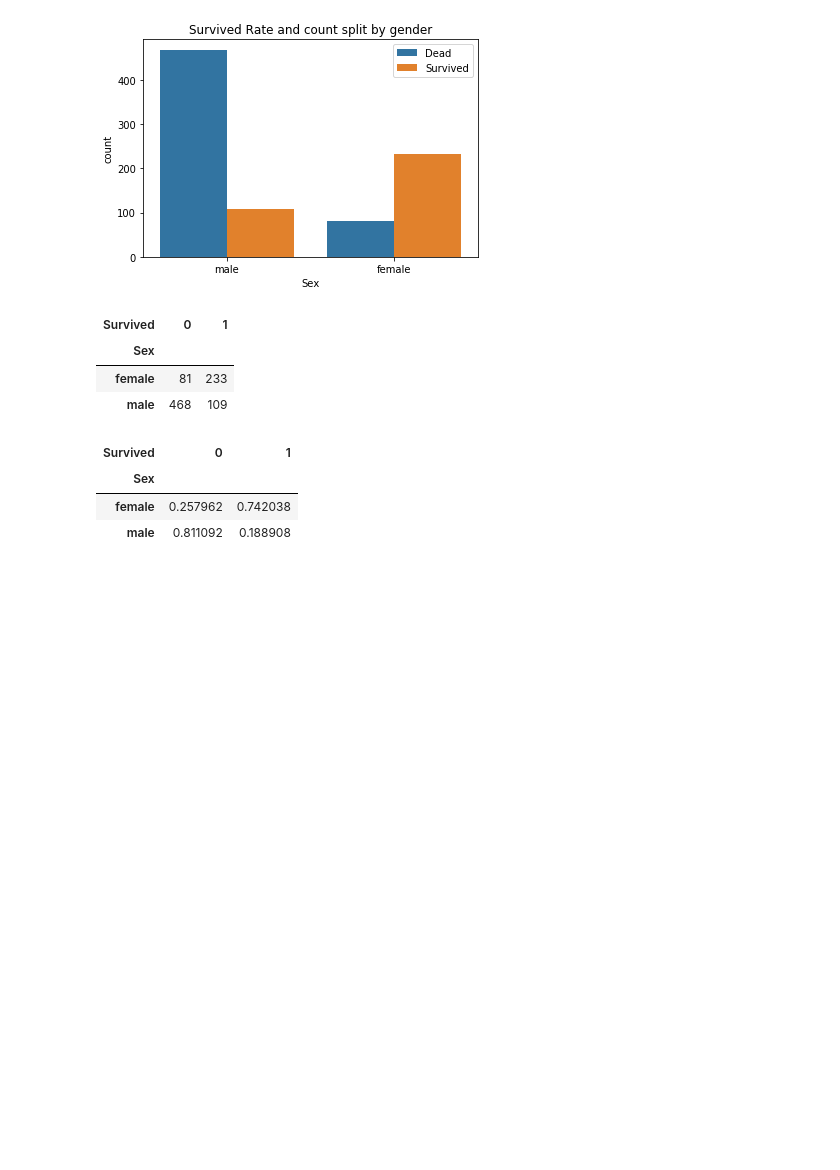
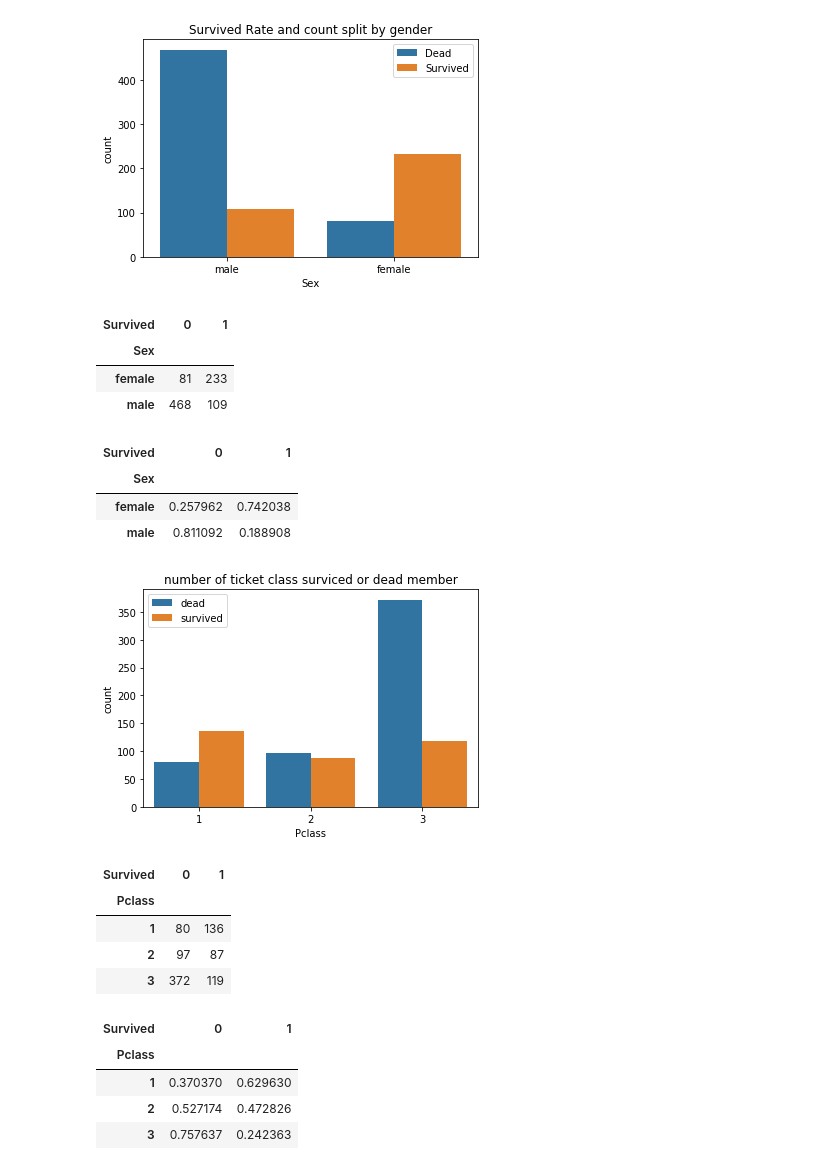
Before and after one commit to mkusaka/tensorflow_tutorial, a Jupyter notebook: src/kaggle_gts/kernel.ipynb, the cells around one changed output. Drawn from its saved outputs; the diff is of its cells as text; code cells hidden in the pictures; blank space fills up the shorter version.

```diff
--- a/src/kaggle_gts/kernel.ipynb
+++ b/src/kaggle_gts/kernel.ipynb
@@ -235,3 +236,27 @@ display(pd.crosstab(df_train['Sex'], df_train['Survived'],normalize = 'index'))
 | Sex |  |  |
 | female | 0.257962 | 0.742038 |
 | male | 0.811092 | 0.188908 |
+# %%
+# 可視化
+sns.countplot(x='Pclass', hue = 'Survived', data=df_train)
+plt.title('number of ticket class surviced or dead member')
+plt.legend([ 'dead', 'survived' ])
+plt.show()
+
+# pclassとsurvicedのクロス集計
+display(pd.crosstab(df_train['Pclass'], df_train['Survived']))
+
+# クロス集計 && pclassごとの正規化
+display(pd.crosstab(df_train['Pclass'], df_train['Survived'], normalize='index'))
+# %% [output]
+[figure, added]
+| Survived | 0 | 1 |
+| Pclass |  |  |
+| 1 | 80 | 136 |
+| 2 | 97 | 87 |
+| 3 | 372 | 119 |
+| Survived | 0 | 1 |
+| Pclass |  |  |
+| 1 | 0.370370 | 0.629630 |
+| 2 | 0.527174 | 0.472826 |
+| 3 | 0.757637 | 0.242363 |
```
Also changed, not shown: parts of 26 cells of this notebook, 5 other files.
